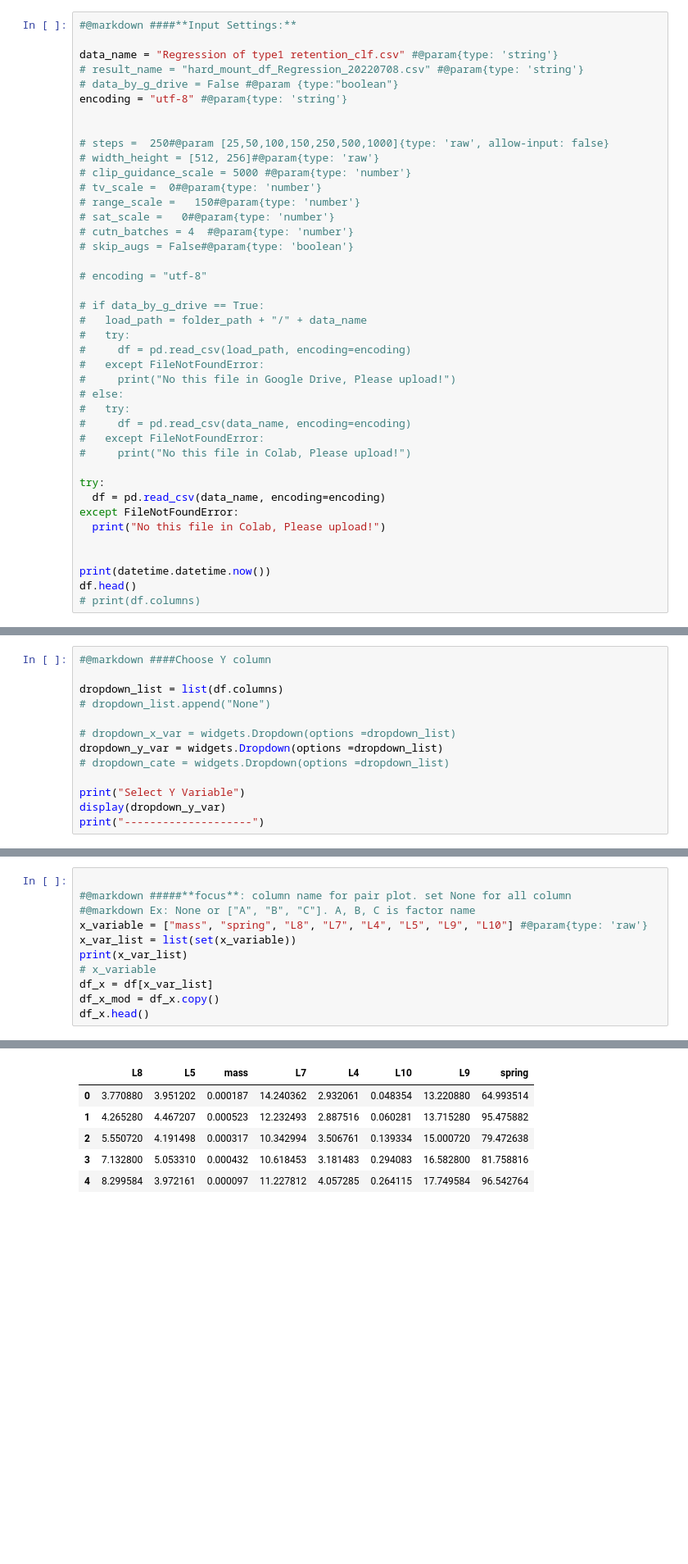
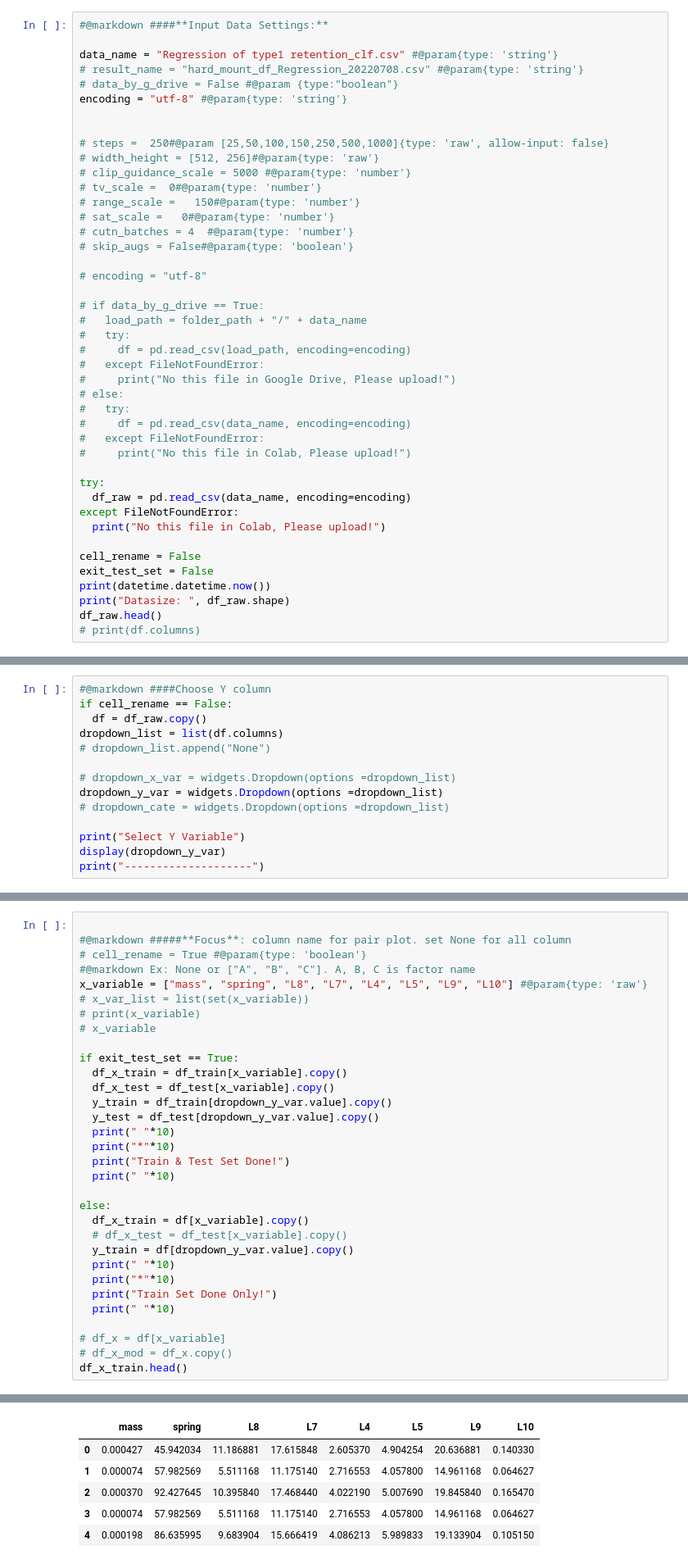
Before and after one commit to HJ-Kurt-Su/model, a Jupyter notebook: machine_learning_classification_train_Y221103.ipynb, the cells around one changed output, grey strips where cells are left out. Shown: that part at 82% size. Saved outputs shown, nothing was run; the diff lists cells and outputs as text; blank space fills up the shorter version.

```diff
--- a/machine_learning_classification_train_Y221103.ipynb
+++ b/machine_learning_classification_train_Y221103.ipynb
@@ -69,5 +69,5 @@ File Upload Done
 # %%
-#@markdown ####**Input Settings:**
+#@markdown ####**Input Data Settings:**
 
 data_name = "Regression of type1 retention_clf.csv" #@param{type: 'string'}
 # result_name = "hard_mount_df_Regression_20220708.csv" #@param{type: 'string'}
@@ -99,12 +99,14 @@ encoding = "utf-8" #@param{type: 'string'}
 #     print("No this file in Colab, Please upload!")
 
 try:
-  df = pd.read_csv(data_name, encoding=encoding)
+  df_raw = pd.read_csv(data_name, encoding=encoding)
 except FileNotFoundError:
   print("No this file in Colab, Please upload!")
 
-
+cell_rename = False
+exit_test_set = False
 print(datetime.datetime.now())
-df.head()
+print("Datasize: ", df_raw.shape)
+df_raw.head()
 # print(df.columns)
 # %% [output]
@@ -118,6 +173,7 @@ df.head()
 # %%
 #@markdown ####Choose Y column
-
+if cell_rename == False:
+  df = df_raw.copy()
 dropdown_list = list(df.columns)
 # dropdown_list.append("None")
 
@@ -135,12 +236,33 @@ Dropdown(options=('mass', 'spring', 'L8', 'L7', 'L4', 'L5', 'L9', 'L10', 'Result
 # %%
 
-#@markdown #####**focus**: column name for pair plot. set None for all column
+#@markdown #####**Focus**: column name for pair plot. set None for all column
+# cell_rename = True #@param{type: 'boolean'}
 #@markdown Ex: None or ["A", "B", "C"]. A, B, C is factor name
 x_variable = ["mass", "spring", "L8", "L7", "L4", "L5", "L9", "L10"] #@param{type: 'raw'}
-x_var_list = list(set(x_variable))
-print(x_var_list)
+# x_var_list = list(set(x_variable))
+# print(x_variable)
 # x_variable
-df_x = df[x_var_list]
-df_x_mod = df_x.copy()
-df_x.head()
+
+if exit_test_set == True:
+  df_x_train = df_train[x_variable].copy()
+  df_x_test = df_test[x_variable].copy()
+  y_train = df_train[dropdown_y_var.value].copy()
+  y_test = df_test[dropdown_y_var.value].copy()
+  print(" "*10)
+  print("*"*10)
+  print("Train & Test Set Done!")
+  print(" "*10)
+
+else:
+  df_x_train = df[x_variable].copy()
+  # df_x_test = df_test[x_variable].copy()
+  y_train = df[dropdown_y_var.value].copy()
+  print(" "*10)
+  print("*"*10)
+  print("Train Set Done Only!")
+  print(" "*10)
+
+# df_x = df[x_variable]
+# df_x_mod = df_x.copy()
+df_x_train.head()
 # %% [output]
@@ -148,6 +271,6 @@ df_x.head()
-|  | L8 | L5 | mass | L7 | L4 | L10 | L9 | spring |
-| 0 | 3.770880 | 3.951202 | 0.000187 | 14.240362 | 2.932061 | 0.048354 | 13.220880 | 64.993514 |
-| 1 | 4.265280 | 4.467207 | 0.000523 | 12.232493 | 2.887516 | 0.060281 | 13.715280 | 95.475882 |
-| 2 | 5.550720 | 4.191498 | 0.000317 | 10.342994 | 3.506761 | 0.139334 | 15.000720 | 79.472638 |
-| 3 | 7.132800 | 5.053310 | 0.000432 | 10.618453 | 3.181483 | 0.294083 | 16.582800 | 81.758816 |
-| 4 | 8.299584 | 3.972161 | 0.000097 | 11.227812 | 4.057285 | 0.264115 | 17.749584 | 96.542764 |
+|  | mass | spring | L8 | L7 | L4 | L5 | L9 | L10 |
+| 0 | 0.000427 | 45.942034 | 11.186881 | 17.615848 | 2.605370 | 4.904254 | 20.636881 | 0.140330 |
+| 1 | 0.000074 | 57.982569 | 5.511168 | 11.175140 | 2.716553 | 4.057800 | 14.961168 | 0.064627 |
+| 2 | 0.000370 | 92.427645 | 10.395840 | 17.468440 | 4.022190 | 5.007690 | 19.845840 | 0.165470 |
+| 3 | 0.000074 | 57.982569 | 5.511168 | 11.175140 | 2.716553 | 4.057800 | 14.961168 | 0.064627 |
+| 4 | 0.000198 | 86.635995 | 9.683904 | 15.666419 | 4.086213 | 5.989833 | 19.133904 | 0.105150 |
```
Also changed, not shown: parts of 13 cells of this notebook.
